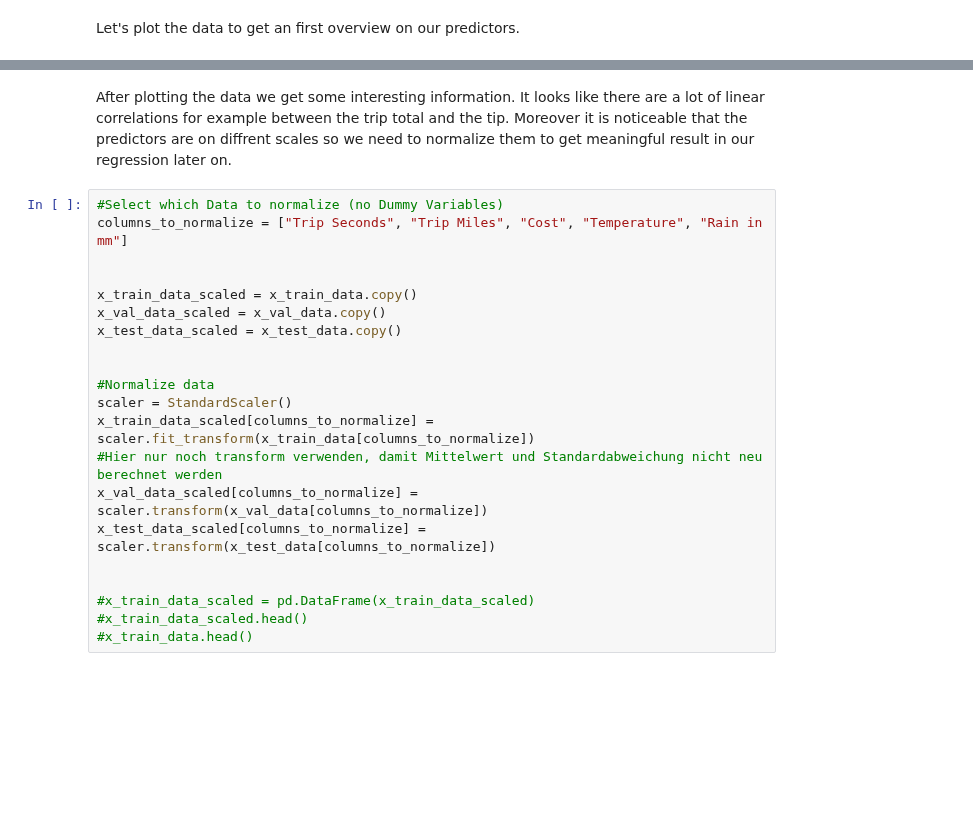
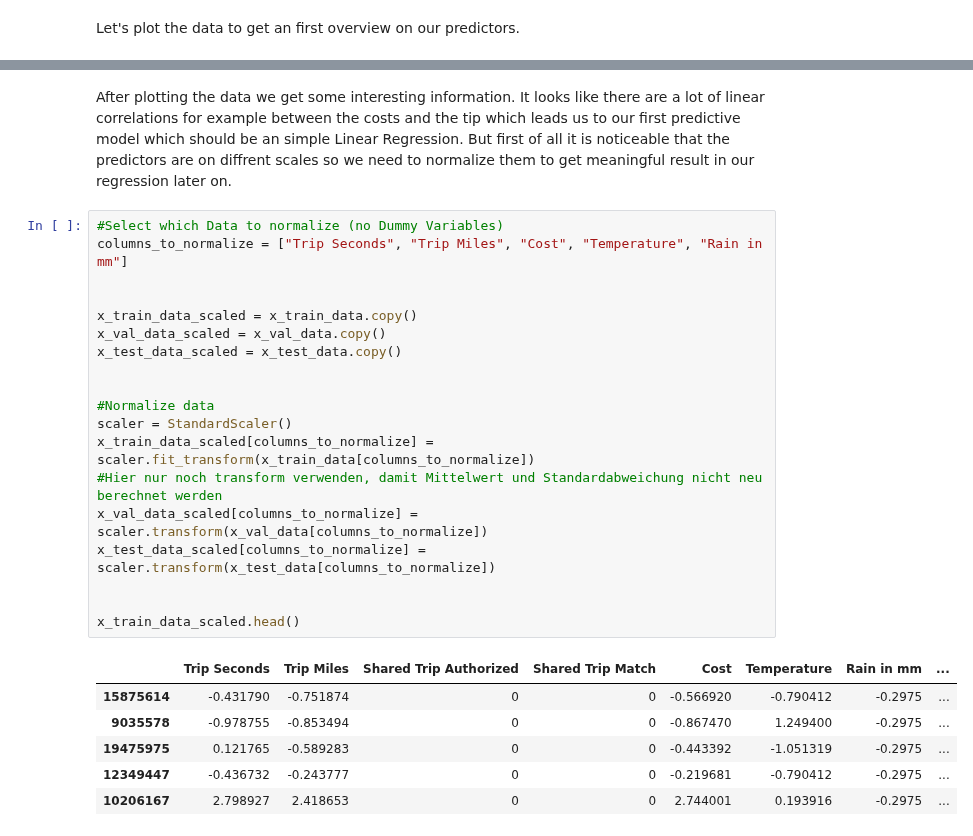
Before and after one commit to mrennefo/DSML-Project, a Jupyter notebook: DSML-Project.ipynb, the cells around one changed output, grey strips where cells are left out. Drawn from its saved outputs; the diff is of its cells as text; blank space fills up the shorter version.

Commit message:
lineare regression ergänzt

```diff
--- a/DSML-Project.ipynb
+++ b/DSML-Project.ipynb
@@ -334,23 +336,28 @@ plt.show()
 # %% [markdown]
-After plotting the data we get some interesting information. It looks like there are a lot of linear correlations for example between the trip total and the tip. Moreover it is noticeable that the predictors are on diffrent scales so we need to normalize them to get meaningful result in our regression later on.
+After plotting the data we get some interesting information. It looks like there are a lot of linear correlations for example between the costs and the tip which leads us to our first predictive model which should be an simple Linear Regression. But first of all it is noticeable that the predictors are on diffrent scales so we need to normalize them to get meaningful result in our regression later on.
 # %%
 #Select which Data to normalize (no Dummy Variables)
 columns_to_normalize = ["Trip Seconds", "Trip Miles", "Cost", "Temperature", "Rain in mm"]
 
 
 x_train_data_scaled = x_train_data.copy()
 x_val_data_scaled = x_val_data.copy()
 x_test_data_scaled = x_test_data.copy()
 
 
 #Normalize data
 scaler = StandardScaler()
 x_train_data_scaled[columns_to_normalize] = scaler.fit_transform(x_train_data[columns_to_normalize])
 #Hier nur noch transform verwenden, damit Mittelwert und Standardabweichung nicht neu berechnet werden
 x_val_data_scaled[columns_to_normalize] = scaler.transform(x_val_data[columns_to_normalize])
 x_test_data_scaled[columns_to_normalize] = scaler.transform(x_test_data[columns_to_normalize])
 
 
-#x_train_data_scaled = pd.DataFrame(x_train_data_scaled)
-#x_train_data_scaled.head()
-#x_train_data.head()
+x_train_data_scaled.head()
+# %% [output]
+|  | Trip Seconds | Trip Miles | Shared Trip Authorized | Shared Trip Match | Cost | Temperature | Rain in mm | ... |
+| 15875614 | -0.431790 | -0.751874 | 0 | 0 | -0.566920 | -0.790412 | -0.2975 | ... |
+| 9035578 | -0.978755 | -0.853494 | 0 | 0 | -0.867470 | 1.249400 | -0.2975 | ... |
+| 19475975 | 0.121765 | -0.589283 | 0 | 0 | -0.443392 | -1.051319 | -0.2975 | ... |
+| 12349447 | -0.436732 | -0.243777 | 0 | 0 | -0.219681 | -0.790412 | -0.2975 | ... |
+| 10206167 | 2.798927 | 2.418653 | 0 | 0 | 2.744001 | 0.193916 | -0.2975 | ... |
```
Also changed, not shown: parts of 7 cells of this notebook.
